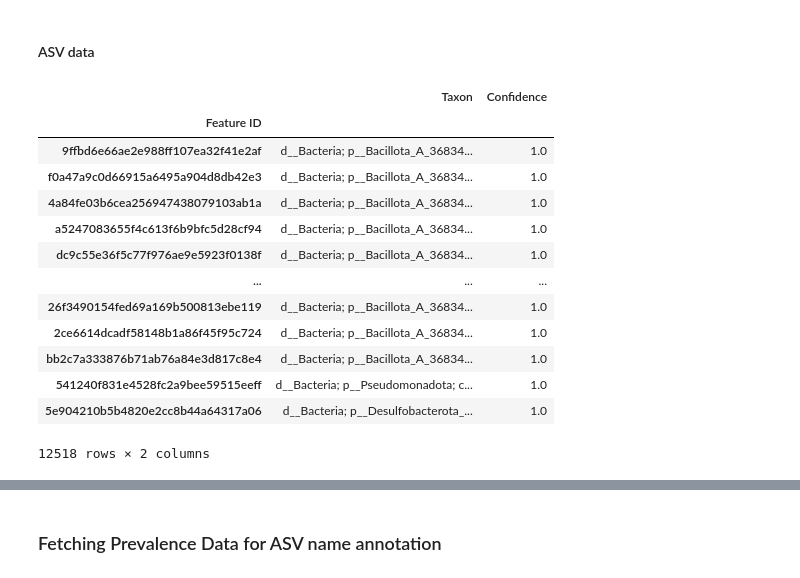
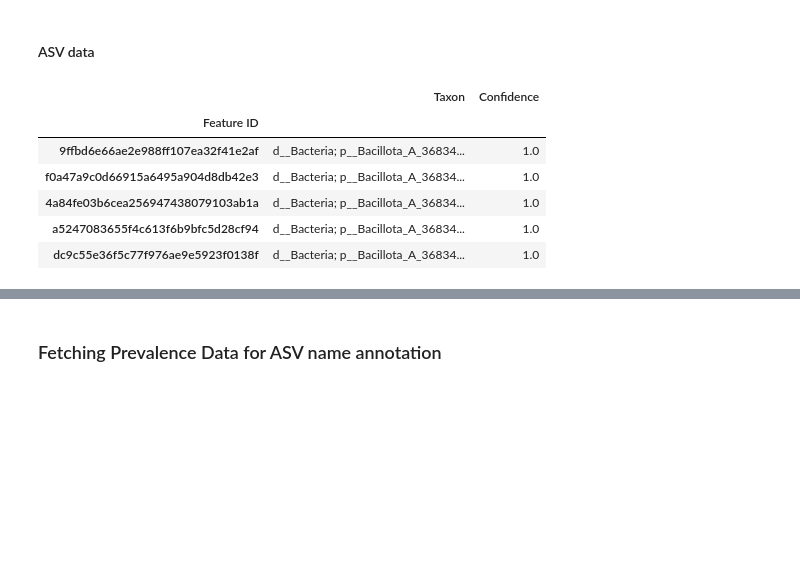
Before and after one commit to digitalepidemiologylab/dietary-consistency-and-quality-associated-with-gut-microbiota-diversity-paper, a Jupyter notebook: analysis/birdman_analysis/extract_differential_taxa.ipynb, the cells around one changed output, grey strips where cells are left out. Saved outputs shown, nothing was run; the diff lists cells and outputs as text; code cells hidden in the pictures; blank space fills up the shorter version.

```diff
--- a/analysis/birdman_analysis/extract_differential_taxa.ipynb
+++ b/analysis/birdman_analysis/extract_differential_taxa.ipynb
@@ -76,22 +75,15 @@ otuID_taxonomy.head()
 ## make dictionary of taxonomy
 taxonomy_dict = {index: row["Taxon"] for index, row in otuID_taxonomy.iterrows()}
 # %%
-otuID_taxonomy
+otuID_taxonomy.head()
 # %% [output]
 |  | Taxon | Confidence |
 | Feature ID |  |  |
 | 9ffbd6e66ae2e988ff107ea32f41e2af | d__Bacteria; p__Bacillota_A_36834... | 1.0 |
 | f0a47a9c0d66915a6495a904d8db42e3 | d__Bacteria; p__Bacillota_A_36834... | 1.0 |
 | 4a84fe03b6cea256947438079103ab1a | d__Bacteria; p__Bacillota_A_36834... | 1.0 |
 | a5247083655f4c613f6b9bfc5d28cf94 | d__Bacteria; p__Bacillota_A_36834... | 1.0 |
 | dc9c55e36f5c77f976ae9e5923f0138f | d__Bacteria; p__Bacillota_A_36834... | 1.0 |
-| ... | ... | ... |
-| 26f3490154fed69a169b500813ebe119 | d__Bacteria; p__Bacillota_A_36834... | 1.0 |
-| 2ce6614dcadf58148b1a86f45f95c724 | d__Bacteria; p__Bacillota_A_36834... | 1.0 |
-| bb2c7a333876b71ab76a84e3d817c8e4 | d__Bacteria; p__Bacillota_A_36834... | 1.0 |
-| 541240f831e4528fc2a9bee59515eeff | d__Bacteria; p__Pseudomonadota; c... | 1.0 |
-| 5e904210b5b4820e2cc8b44a64317a06 | d__Bacteria; p__Desulfobacterota_... | 1.0 |
-12518 rows × 2 columns
 # %%
 path_counts_data = "../../qiime/table_rarefied.tsv"
 counts_data = pd.read_csv(path_counts_data, sep="\t", index_col=0, skiprows=1).T
```
Also changed, not shown: parts of 4 cells of this notebook, 16 other files.
